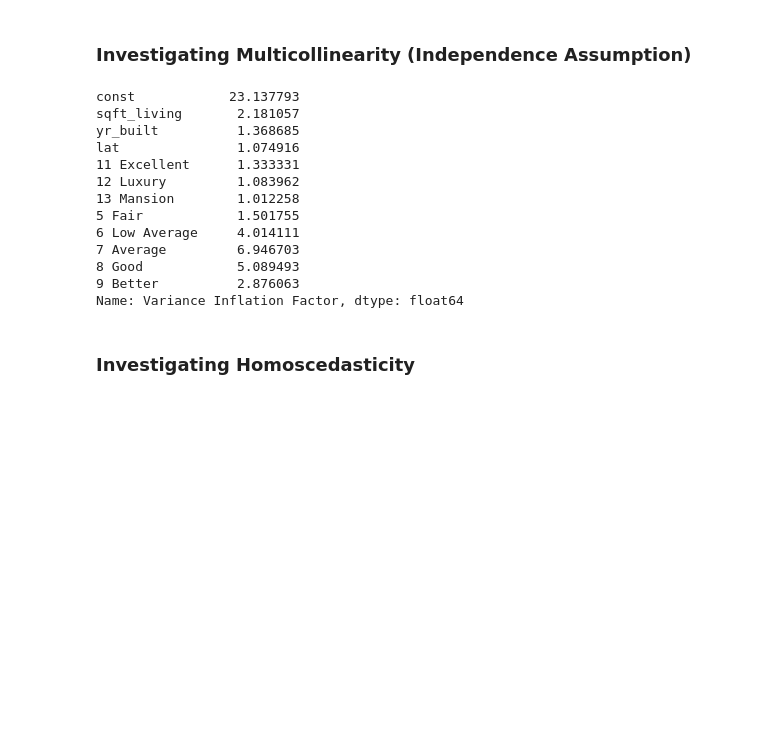
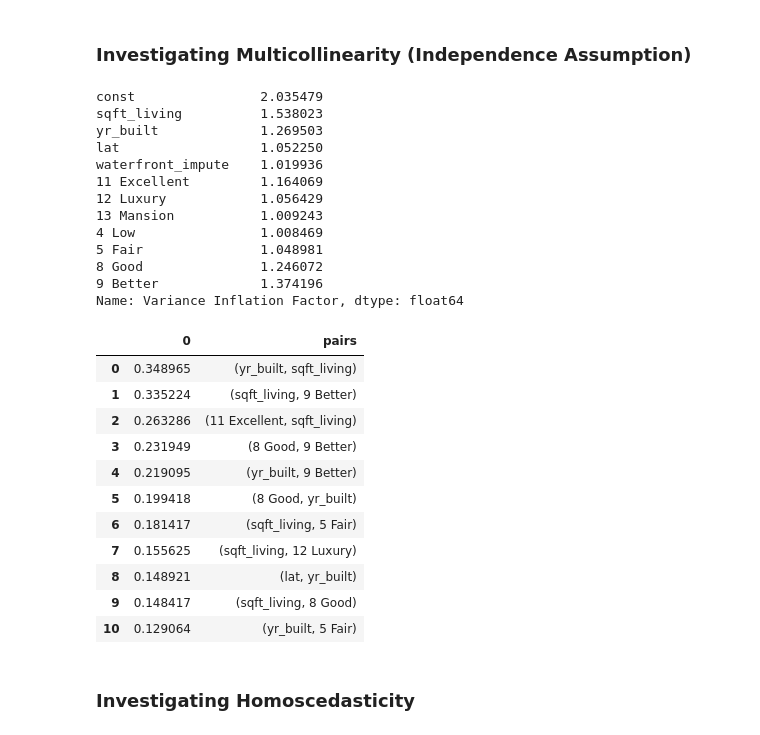
Before and after one commit to miladshiraniUCB/King-County-Property-Prices-Prediction, a Jupyter notebook: student.ipynb, the cells around one changed output. Drawn from its saved outputs; the diff is of its cells as text; code cells hidden in the pictures; blank space fills up the shorter version.

```diff
--- a/student.ipynb
+++ b/student.ipynb
@@ -599,6 +716,8 @@ sm.graphics.qqplot(residuals, dist=stats.norm, line='45', fit=True);
 # %%
 
 from statsmodels.stats.outliers_influence import variance_inflation_factor
+X_train_constant_added = sm.add_constant(X_train)
+X_test_constant_added = sm.add_constant(X_test)
 
 vif = [
     variance_inflation_factor(X_train.values, i)
@@ -609,19 +728,35 @@ variance_inf_fact = pd.Series(vif, index=X_train.columns,
                               name="Variance Inflation Factor")
 variance_inf_fact
 # %% [output]
-const            23.137793
-sqft_living       2.181057
-yr_built          1.368685
-lat               1.074916
-11 Excellent      1.333331
-12 Luxury         1.083962
-13 Mansion        1.012258
-5 Fair            1.501755
-6 Low Average     4.014111
-7 Average         6.946703
-8 Good            5.089493
-9 Better          2.876063
+const                2.035479
+sqft_living          1.538023
+yr_built             1.269503
+lat                  1.052250
+waterfront_impute    1.019936
+11 Excellent         1.164069
+12 Luxury            1.056429
+13 Mansion           1.009243
+4 Low                1.008469
+5 Fair               1.048981
+8 Good               1.246072
+9 Better             1.374196
 Name: Variance Inflation Factor, dtype: float64
+# %%
+df_final.drop(columns = to_drop, axis = 1, inplace = True)
+corr(df_final, value = 0.1)
+# %% [output]
+|  | 0 | pairs |
+| 0 | 0.348965 | (yr_built, sqft_living) |
+| 1 | 0.335224 | (sqft_living, 9 Better) |
+| 2 | 0.263286 | (11 Excellent, sqft_living) |
+| 3 | 0.231949 | (8 Good, 9 Better) |
+| 4 | 0.219095 | (yr_built, 9 Better) |
+| 5 | 0.199418 | (8 Good, yr_built) |
+| 6 | 0.181417 | (sqft_living, 5 Fair) |
+| 7 | 0.155625 | (sqft_living, 12 Luxury) |
+| 8 | 0.148921 | (lat, yr_built) |
+| 9 | 0.148417 | (sqft_living, 8 Good) |
+| 10 | 0.129064 | (yr_built, 5 Fair) |
 # %% [markdown]
 ### Investigating Homoscedasticity
 # %%
```
Also changed, not shown: parts of 25 cells of this notebook.
